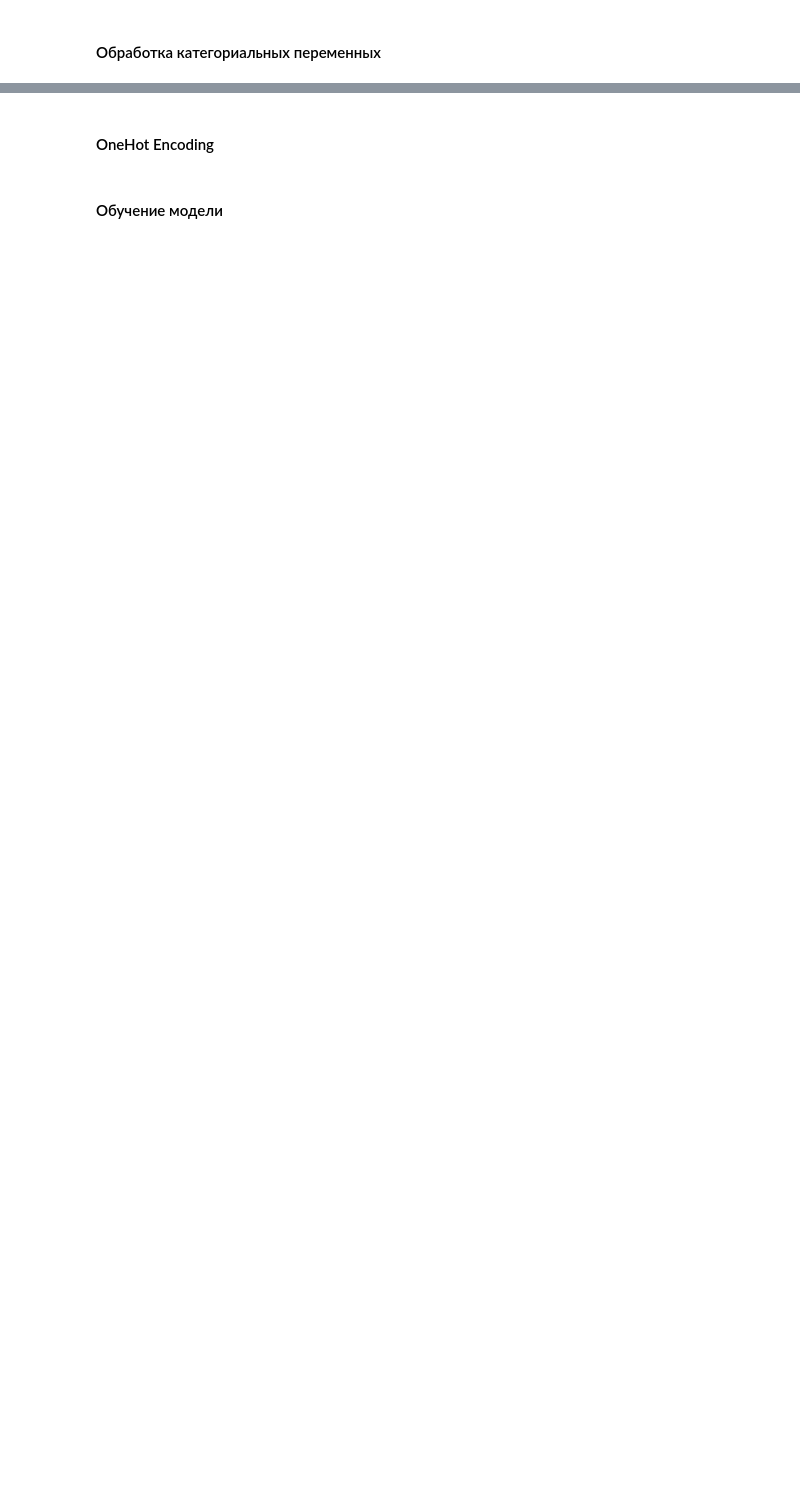
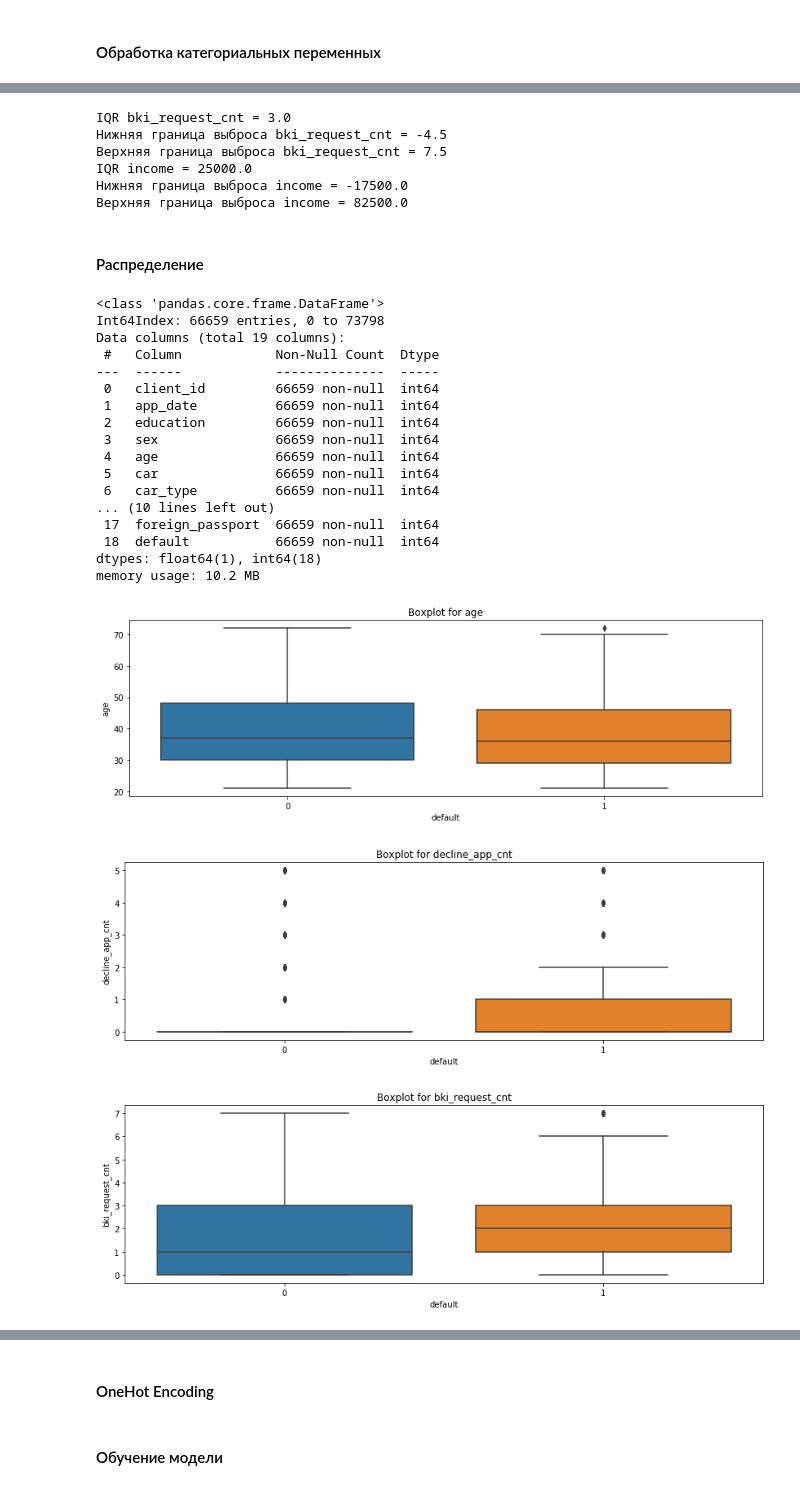
Before and after one commit to Fahrenheit-sp/SkillFactory, a Jupyter notebook: module_5/Module-5.ipynb, the cells around one changed output, grey strips where cells are left out. Drawn from its saved outputs; the diff is of its cells as text; code cells hidden in the pictures; blank space fills up the shorter version.

```diff
--- a/module_5/Module-5.ipynb
+++ b/module_5/Module-5.ipynb
@@ -115,15 +136,0 @@ for i in num_cols:
-# %%
-def get_boxplot(column):
-    fig, ax = plt.subplots(figsize=(14, 4))
-    sns.boxplot(x='default', y=column,
-                data=data.loc[data.loc[:, column]],
-                ax=ax)
-    ax.set_title('Boxplot for ' + column)
-    plt.show()
-
-
-for col in num_cols:
-    if col == 'income':
-        sns.boxplot(x ='default', y = col, data = data)
-    else:
-        get_boxplot(col)
@@ -179,0 +190,54 @@ imp_cat.plot(kind = 'barh')
+# %%
+# Так же видим, что использовать межквартильные расстояния для поиска выбросов в decline_app_cnt
+# невозможно, тк IQR и обе границы равны 0, в таком случае удалим все значения выше 5
+
+for column in ['bki_request_cnt', 'income']:
+    data = data.loc[values_inside_iqr_for(data[column])]
+
+data = data.loc[data.decline_app_cnt <= 5]
+# %% [output]
+IQR bki_request_cnt = 3.0
+Нижняя граница выброса bki_request_cnt = -4.5
+Верхняя граница выброса bki_request_cnt = 7.5
+IQR income = 25000.0
+Нижняя граница выброса income = -17500.0
+Верхняя граница выброса income = 82500.0
+# %% [markdown]
+#### Распределение
+# %%
+def get_boxplot(column):
+    fig, ax = plt.subplots(figsize=(14, 4))
+    sns.boxplot(x='default', y=column,
+                data=data.loc[data.loc[:, column].isin(data.loc[:, column])],
+                ax=ax)
+    ax.set_title('Boxplot for ' + column)
+    plt.show()
+
+data.info()
+
+for col in num_cols + new_cols:
+    if col == 'income':
+        sns.boxplot(x ='default', y = col, data = data)
+    else:
+        get_boxplot(col)
+# %% [output]
+<class 'pandas.core.frame.DataFrame'>
+Int64Index: 66659 entries, 0 to 73798
+Data columns (total 19 columns):
+ #   Column            Non-Null Count  Dtype
+---  ------            --------------  -----
+ 0   client_id         66659 non-null  int64
+ 1   app_date          66659 non-null  int64
+ 2   education         66659 non-null  int64
+ 3   sex               66659 non-null  int64
+ 4   age               66659 non-null  int64
+ 5   car               66659 non-null  int64
+ 6   car_type          66659 non-null  int64
+... (10 lines left out)
+ 17  foreign_passport  66659 non-null  int64
+ 18  default           66659 non-null  int64
+dtypes: float64(1), int64(18)
+memory usage: 10.2 MB
+[figure, added]
+[figure, added]
+[figure, added]
```
Also changed, not shown: parts of 32 cells of this notebook.
